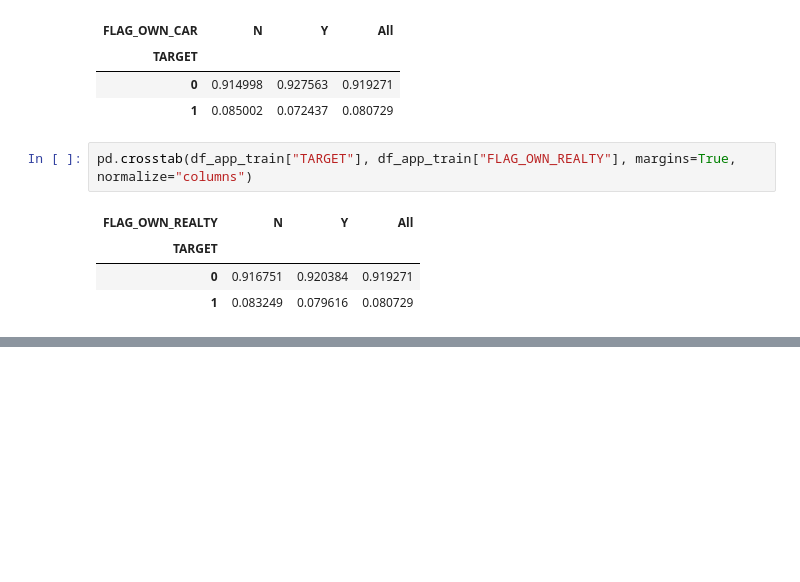
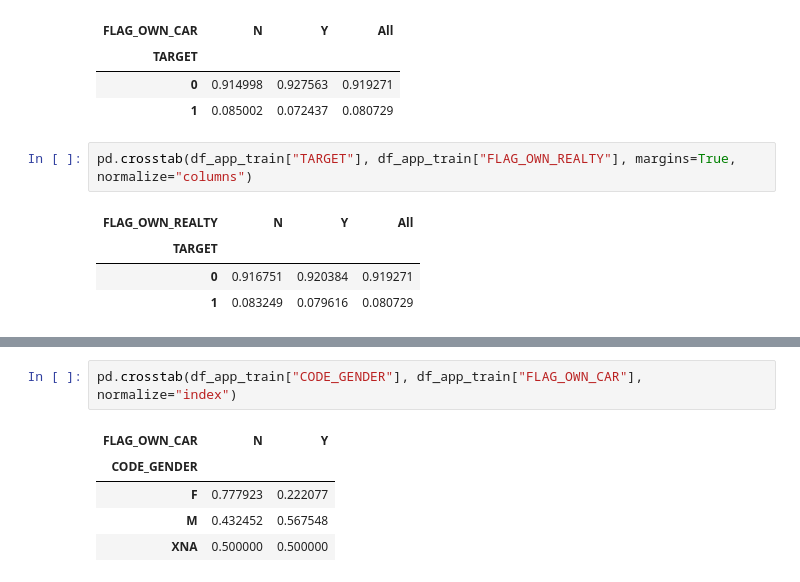
Before and after one commit to rsmail/DATA403-Project-2, a Jupyter notebook: charlie_work/EDA.ipynb, the cells around one changed output, grey strips where cells are left out. Drawn from its saved outputs; the diff is of its cells as text; blank space fills up the shorter version.

```diff
--- a/charlie_work/EDA.ipynb
+++ b/charlie_work/EDA.ipynb
@@ -76,0 +110,8 @@ plt.hist(df_app_train["YEARS_BIRTH"], bins=50)
+# %%
+pd.crosstab(df_app_train["CODE_GENDER"], df_app_train["FLAG_OWN_CAR"], normalize="index")
+# %% [output]
+| FLAG_OWN_CAR | N | Y |
+| CODE_GENDER |  |  |
+| F | 0.777923 | 0.222077 |
+| M | 0.432452 | 0.567548 |
+| XNA | 0.500000 | 0.500000 |
```
Also changed, not shown: parts of 9 cells of this notebook.
